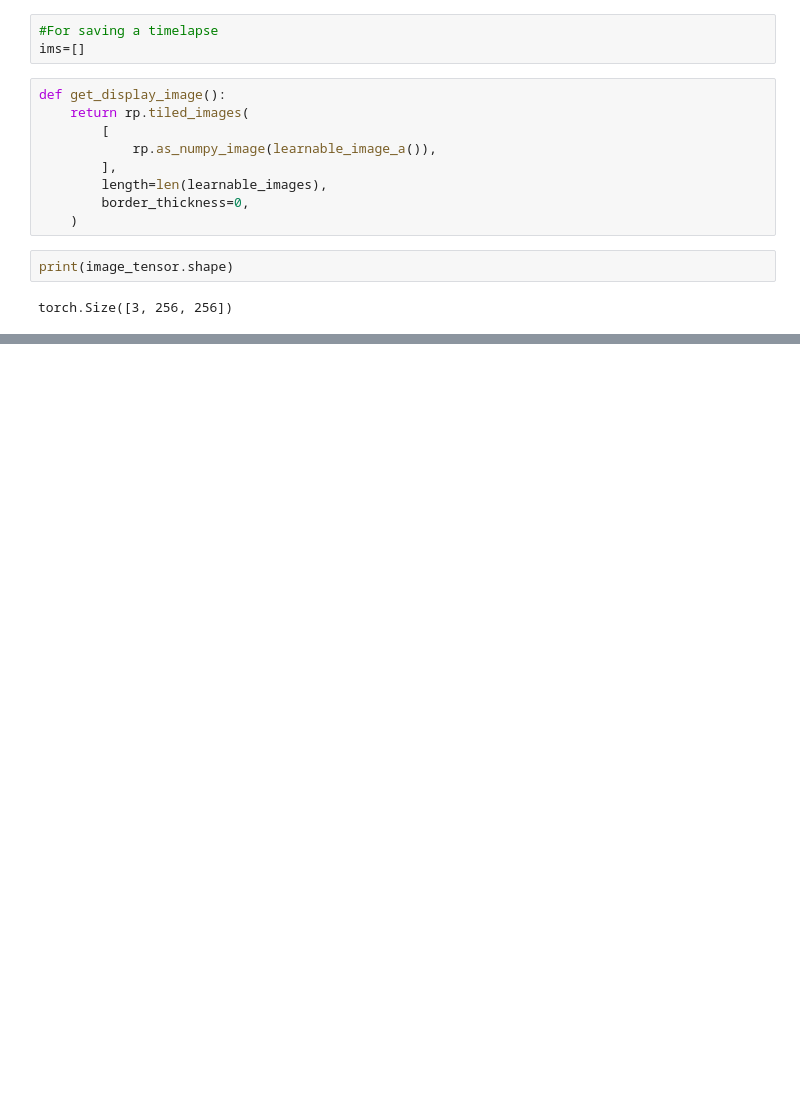
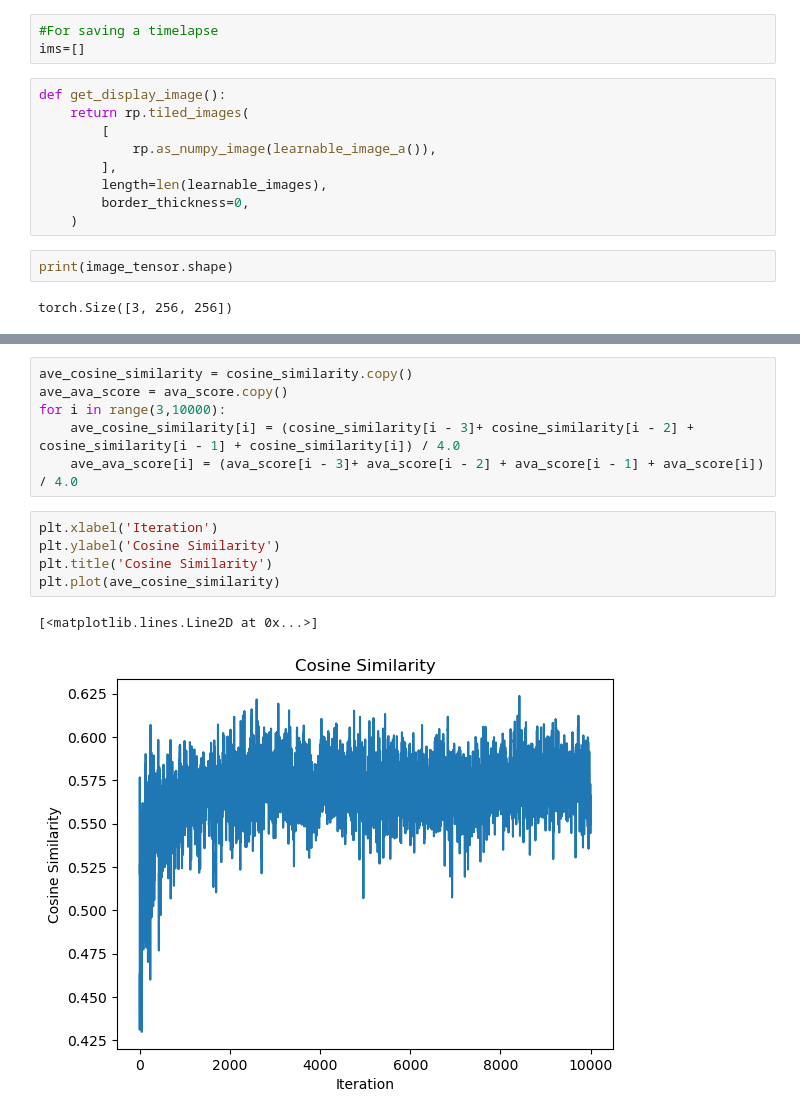
Before and after one commit to DiffusionIllusionCV23/Diffusion-Illusions, a Jupyter notebook: image_prompt.ipynb, the cells around one changed output, grey strips where cells are left out. Drawn from its saved outputs; the diff is of its cells as text; blank space fills up the shorter version.

```diff
--- a/image_prompt.ipynb
+++ b/image_prompt.ipynb
@@ -217,0 +303,14 @@ Saved timelapse to folder: 'untracked/flippy_illusion_runs/o/STFT'
+# %%
+ave_cosine_similarity = cosine_similarity.copy()
+ave_ava_score = ava_score.copy()
+for i in range(3,10000):
+    ave_cosine_similarity[i] = (cosine_similarity[i - 3]+ cosine_similarity[i - 2] + cosine_similarity[i - 1] + cosine_similarity[i]) / 4.0
+    ave_ava_score[i] = (ava_score[i - 3]+ ava_score[i - 2] + ava_score[i - 1] + ava_score[i]) / 4.0
+# %%
+plt.xlabel('Iteration')
+plt.ylabel('Cosine Similarity')
+plt.title('Cosine Similarity')
+plt.plot(ave_cosine_similarity)
+# %% [output]
+[<matplotlib.lines.Line2D at 0x...>]
+[figure, added]
```
Also changed, not shown: parts of 18 cells of this notebook, 4 other files.
